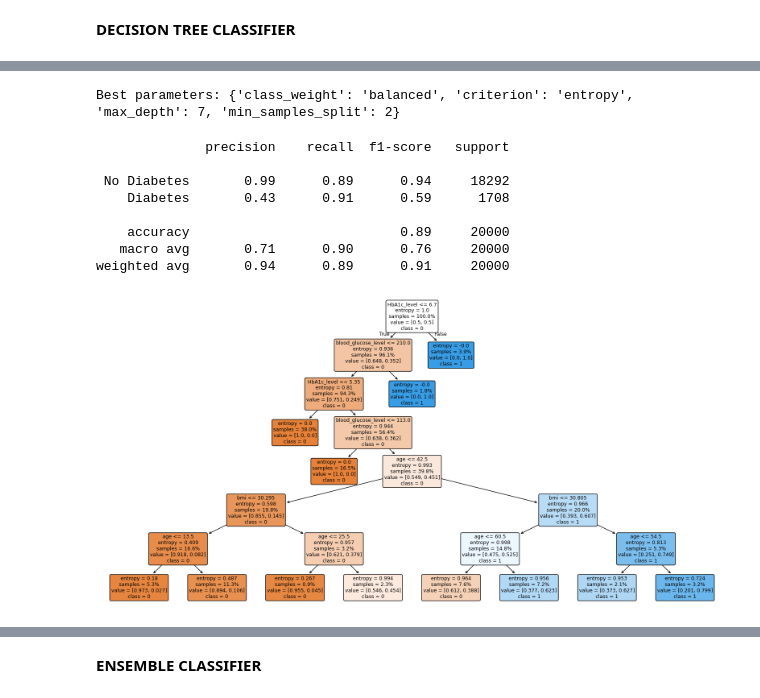
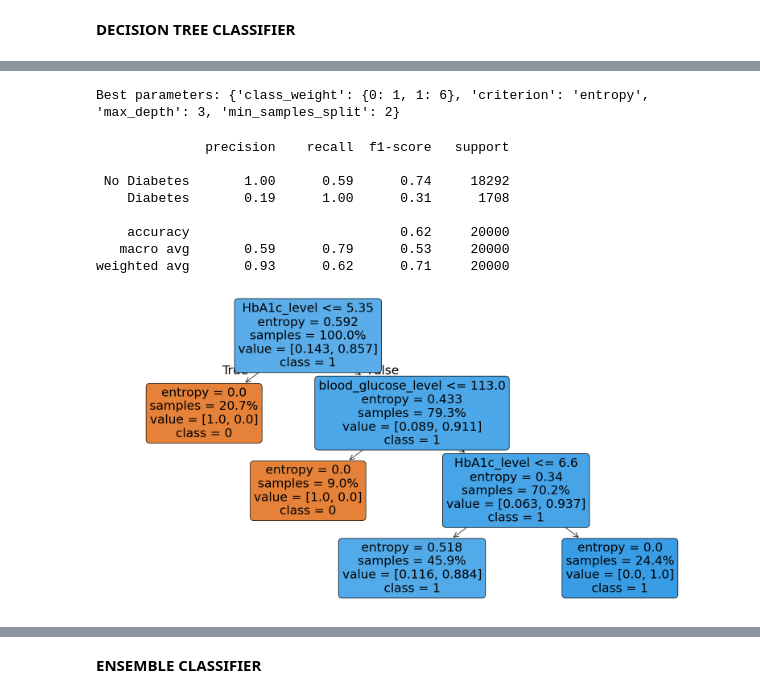
Before and after one commit to PhuNN16/CECS456-Final-Project, a Jupyter notebook: FinalProject.ipynb, the cells around one changed output, grey strips where cells are left out. Drawn from its saved outputs; the diff is of its cells as text; code cells hidden in the pictures.

```diff
--- a/FinalProject.ipynb
+++ b/FinalProject.ipynb
@@ -340,0 +384,7 @@ X_train, X_test, y_train, y_test = train_test_split(X, y, test_size=0.2, random_
+# %%
+smote = SMOTE(sampling_strategy='auto', random_state=42)
+X_resampled, y_resampled = smote.fit_resample(X_train, y_train)
+
+# Verify new class distribution
+print("Class distribution after SMOTE:")
+print(pd.Series(y_resampled).value_counts())
@@ -342,16 +398,14 @@ X_train, X_test, y_train, y_test = train_test_split(X, y, test_size=0.2, random_
 **DECISION TREE CLASSIFIER**
 # %%
 clf = DecisionTreeClassifier(
-    max_depth=20,  # Control tree depth to prevent overfitting
-    min_samples_split=20,
-    criterion='gini',  # or 'entropy'
-    class_weight={0:1, 1:5}, # Adding class weight to prioritize minority class
+    criterion='gini',
     random_state=42
 )
-clf.fit(X_train, y_train)
+clf.fit(X_resampled, y_resampled)
 
 y_pred = clf.predict(X_test)
 
 class_names = ["No Diabetes", "Diabetes"]
+print(f"Accuracy: {accuracy_score(y_test, y_pred):.2f}")
 print(classification_report(y_test, y_pred, target_names=class_names))
 # %% [output]
@@ -392,9 +455,9 @@ plt.show()
 # %%
-path = clf.cost_complexity_pruning_path(X_train, y_train)
+path = clf.cost_complexity_pruning_path(X_resampled, y_resampled)
 ccp_alphas = path.ccp_alphas
 
 param_grid = {
-    'max_depth': [3, 7, 10],
+    'max_depth': [3, 5, 7, 10],
     'min_samples_split': [2, 5, 10],
     'criterion': ['gini', 'entropy'],
     'class_weight': [{0:1, 1:5}, {0:1, 1:6}, 'balanced'],
@@ -412,46 +475,47 @@ grid_search = GridSearchCV(estimator=clf,
                           n_jobs=-1,
                           scoring=scoring,
                           refit='recall')
-grid_search.fit(X_train, y_train)
+grid_search.fit(X_resampled, y_resampled)
 
 best_clf = grid_search.best_estimator_
 print(f"Best parameters: {grid_search.best_params_}")
 # %% [output]
-Best parameters: {'class_weight': 'balanced', 'criterion': 'entropy', 'max_depth': 7, 'min_samples_split': 2}
+Best parameters: {'class_weight': {0: 1, 1: 6}, 'criterion': 'entropy', 'max_depth': 3, 'min_samples_split': 2}
 # %%
 clf = DecisionTreeClassifier(
-    max_depth=7,  # Control tree depth to prevent overfitting
+    max_depth=3,  # Control tree depth to prevent overfitting
     min_samples_split=2,
     criterion='entropy',  # or 'entropy'
-    class_weight='balanced', # Adding class weight to prioritize minority class
+    class_weight={0: 1, 1: 6}, # Adding class weight to prioritize minority class
     random_state=42
 )
-clf.fit(X_train, y_train)
+clf.fit(X_resampled, y_resampled)
 
 y_pred = clf.predict(X_test)
 
 class_names = ["No Diabetes", "Diabetes"]
+print(f"Accuracy: {accuracy_score(y_test, y_pred):.2f}")
 print(classification_report(y_test, y_pred, target_names=class_names))
 # %% [output]
               precision    recall  f1-score   support
 
- No Diabetes       0.99      0.89      0.94     18292
-    Diabetes       0.43      0.91      0.59      1708
+ No Diabetes       1.00      0.59      0.74     18292
+    Diabetes       0.19      1.00      0.31      1708
 
-    accuracy                           0.89     20000
-   macro avg       0.71      0.90      0.76     20000
-weighted avg       0.94      0.89      0.91     20000
+    accuracy                           0.62     20000
+   macro avg       0.59      0.79      0.53     20000
+weighted avg       0.93      0.62      0.71     20000
 # %%
 plt.figure(figsize=(20,10))
 plot_tree(clf,
           feature_names=X.columns,
-          class_names=[str(c) for c in df['diabetes'].unique()] if categorical_cols.any() else None,
+          class_names=[str(c) for c in df['diabetes'].unique()],
           filled=True,
           rounded=True,
           proportion=True)
 plt.show()
 # %% [output]
-[figure, old version]
+[figure, new version]
 # %%
 fig, (ax1, ax2) = plt.subplots(1, 2, figsize=(16, 6))
 
```
Also changed, not shown: parts of 25 cells of this notebook, 2 other files.
